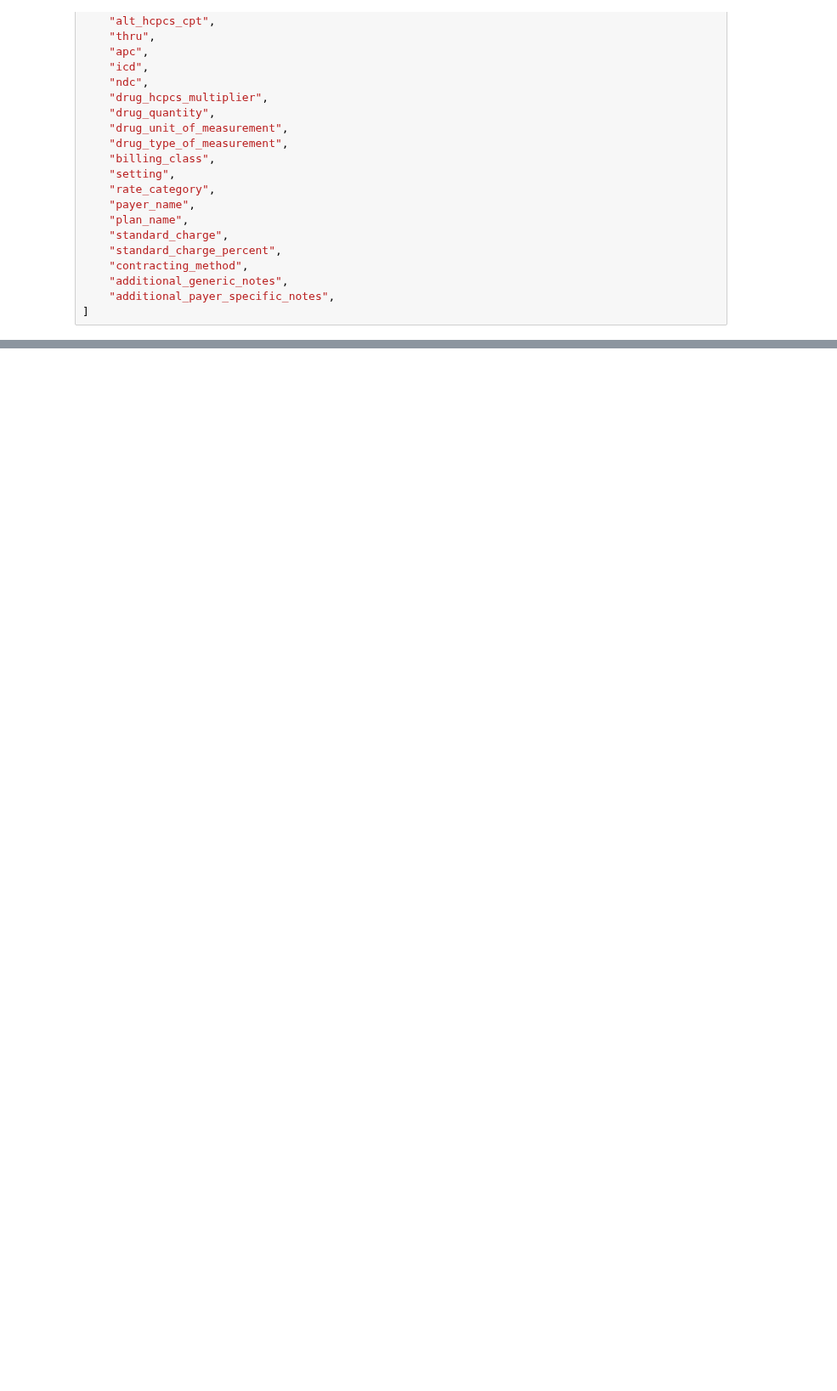
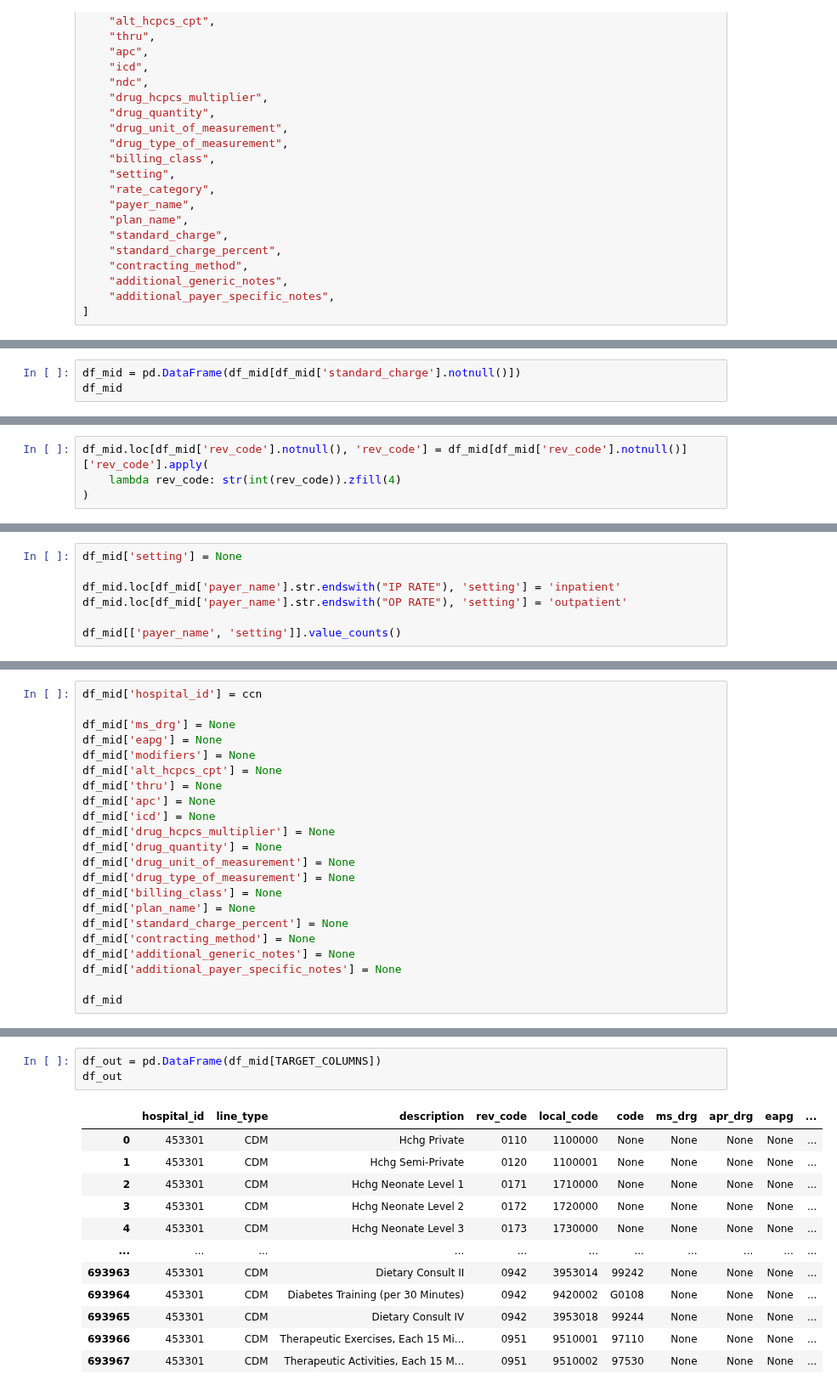
Before and after one commit to rl1987/dolthub-bounty-transparency-in-pricing, a Jupyter notebook: DriscollsChildren.ipynb, the cells around one changed output, grey strips where cells are left out. Shown at 85% size. Saved outputs shown, nothing was run; the diff lists cells and outputs as text; blank space fills up the shorter version.

Commit message:
Process data from Driscoll Childrens Excel file

```diff
--- a/DriscollsChildren.ipynb
+++ b/DriscollsChildren.ipynb
@@ -41,0 +138,3 @@ url = "https://www.driscollchildrens.org/sites/default/files/2023-07/74-2577746_
+# %%
+df_mid = pd.DataFrame(df_mid[df_mid['standard_charge'].notnull()])
+df_mid
@@ -41,0 +155,4 @@ url = "https://www.driscollchildrens.org/sites/default/files/2023-07/74-2577746_
+# %%
+df_mid.loc[df_mid['rev_code'].notnull(), 'rev_code'] = df_mid[df_mid['rev_code'].notnull()]['rev_code'].apply(
+    lambda rev_code: str(int(rev_code)).zfill(4)
+)
@@ -41,0 +258,7 @@ url = "https://www.driscollchildrens.org/sites/default/files/2023-07/74-2577746_
+# %%
+df_mid['setting'] = None
+
+df_mid.loc[df_mid['payer_name'].str.endswith("IP RATE"), 'setting'] = 'inpatient'
+df_mid.loc[df_mid['payer_name'].str.endswith("OP RATE"), 'setting'] = 'outpatient'
+
+df_mid[['payer_name', 'setting']].value_counts()
@@ -41,0 +283,22 @@ url = "https://www.driscollchildrens.org/sites/default/files/2023-07/74-2577746_
+# %%
+df_mid['hospital_id'] = ccn
+
+df_mid['ms_drg'] = None
+df_mid['eapg'] = None
+df_mid['modifiers'] = None
+df_mid['alt_hcpcs_cpt'] = None
+df_mid['thru'] = None
+df_mid['apc'] = None
+df_mid['icd'] = None
+df_mid['drug_hcpcs_multiplier'] = None
+df_mid['drug_quantity'] = None
+df_mid['drug_unit_of_measurement'] = None
+df_mid['drug_type_of_measurement'] = None
+df_mid['billing_class'] = None
+df_mid['plan_name'] = None
+df_mid['standard_charge_percent'] = None
+df_mid['contracting_method'] = None
+df_mid['additional_generic_notes'] = None
+df_mid['additional_payer_specific_notes'] = None
+
+df_mid
@@ -41,0 +319,16 @@ url = "https://www.driscollchildrens.org/sites/default/files/2023-07/74-2577746_
+# %%
+df_out = pd.DataFrame(df_mid[TARGET_COLUMNS])
+df_out
+# %% [output]
+|  | hospital_id | line_type | description | rev_code | local_code | code | ms_drg | apr_drg | eapg | ... |
+| 0 | 453301 | CDM | Hchg Private | 0110 | 1100000 | None | None | None | None | ... |
+| 1 | 453301 | CDM | Hchg Semi-Private | 0120 | 1100001 | None | None | None | None | ... |
+| 2 | 453301 | CDM | Hchg Neonate Level 1 | 0171 | 1710000 | None | None | None | None | ... |
+| 3 | 453301 | CDM | Hchg Neonate Level 2 | 0172 | 1720000 | None | None | None | None | ... |
+| 4 | 453301 | CDM | Hchg Neonate Level 3 | 0173 | 1730000 | None | None | None | None | ... |
+| ... | ... | ... | ... | ... | ... | ... | ... | ... | ... | ... |
+| 693963 | 453301 | CDM | Dietary Consult II | 0942 | 3953014 | 99242 | None | None | None | ... |
+| 693964 | 453301 | CDM | Diabetes Training (per 30 Minutes) | 0942 | 9420002 | G0108 | None | None | None | ... |
+| 693965 | 453301 | CDM | Dietary Consult IV | 0942 | 3953018 | 99244 | None | None | None | ... |
+| 693966 | 453301 | CDM | Therapeutic Exercises, Each 15 Mi... | 0951 | 9510001 | 97110 | None | None | None | ... |
+| 693967 | 453301 | CDM | Therapeutic Activities, Each 15 M... | 0951 | 9510002 | 97530 | None | None | None | ... |
```
Also changed, not shown: parts of 17 cells of this notebook.
